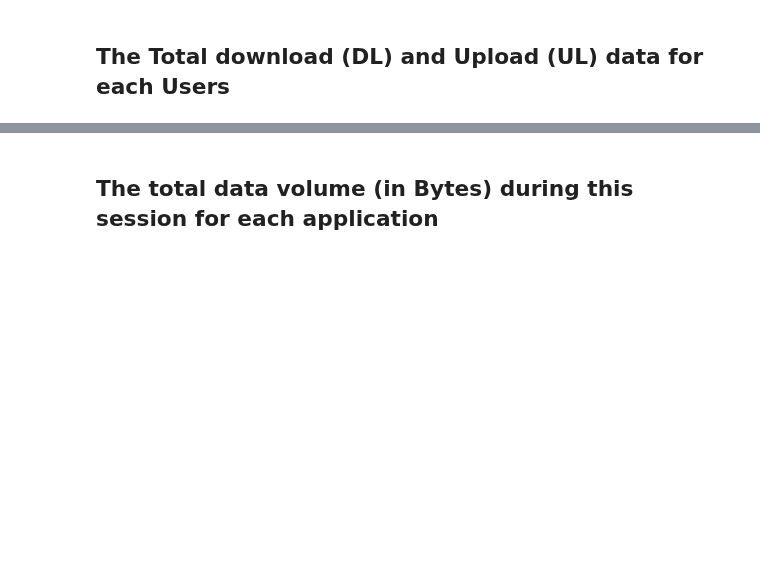
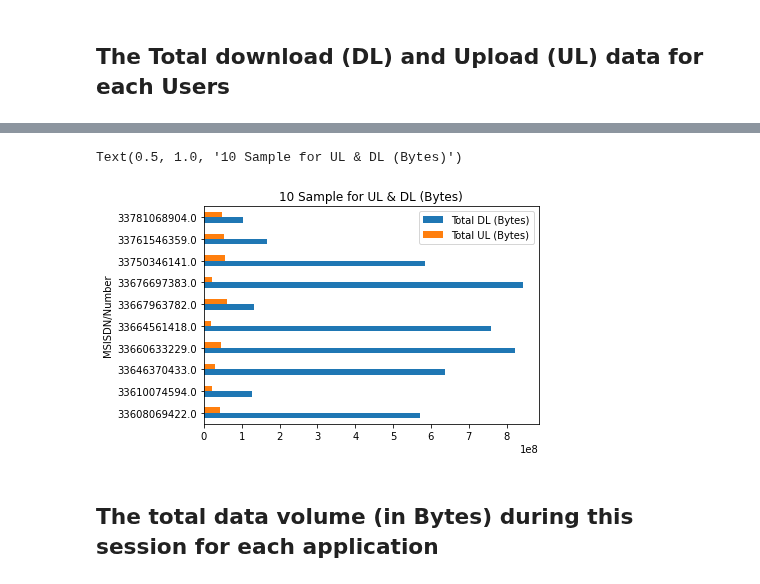
Before and after one commit to comsavvy/Data-analysis-for-business, a Jupyter notebook: Data analysis1.ipynb, the cells around one changed output, grey strips where cells are left out. Drawn from its saved outputs; the diff is of its cells as text; code cells hidden in the pictures; blank space fills up the shorter version.

```diff
--- a/Data analysis1.ipynb
+++ b/Data analysis1.ipynb
@@ -187,3 +186,9 @@ data.pivot_table(index= "MSISDN/Number", values= ["Total UL (Bytes)", "Total DL
+# %%
+data.sample(10).pivot_table(index= "MSISDN/Number", values= ["Total UL (Bytes)", "Total DL (Bytes)"]).plot(kind= 'barh')
+plt.title("10 Sample for UL & DL (Bytes)")
+# %% [output]
+Text(0.5, 1.0, '10 Sample for UL & DL (Bytes)')
+[figure, added]
 # %% [markdown]
 ## The total data volume (in Bytes) during this session for each application
 # %%
```
Also changed, not shown: parts of 13 cells of this notebook, 1 other file.
